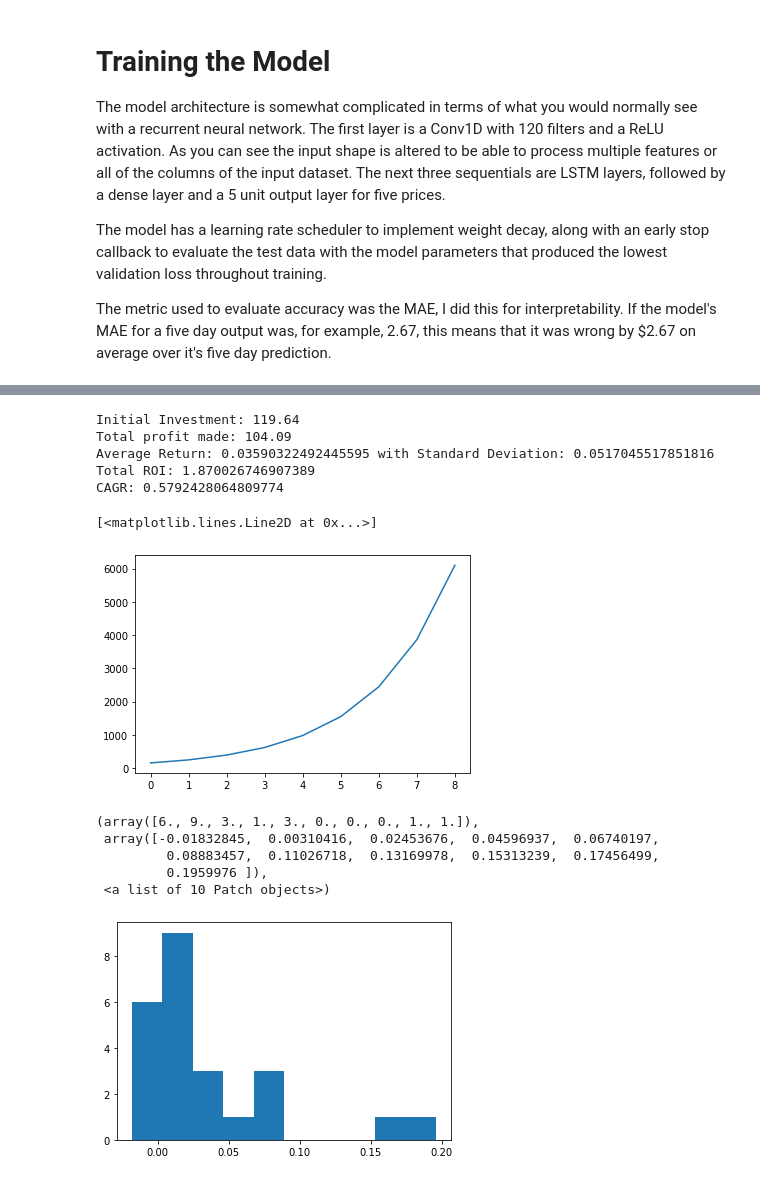
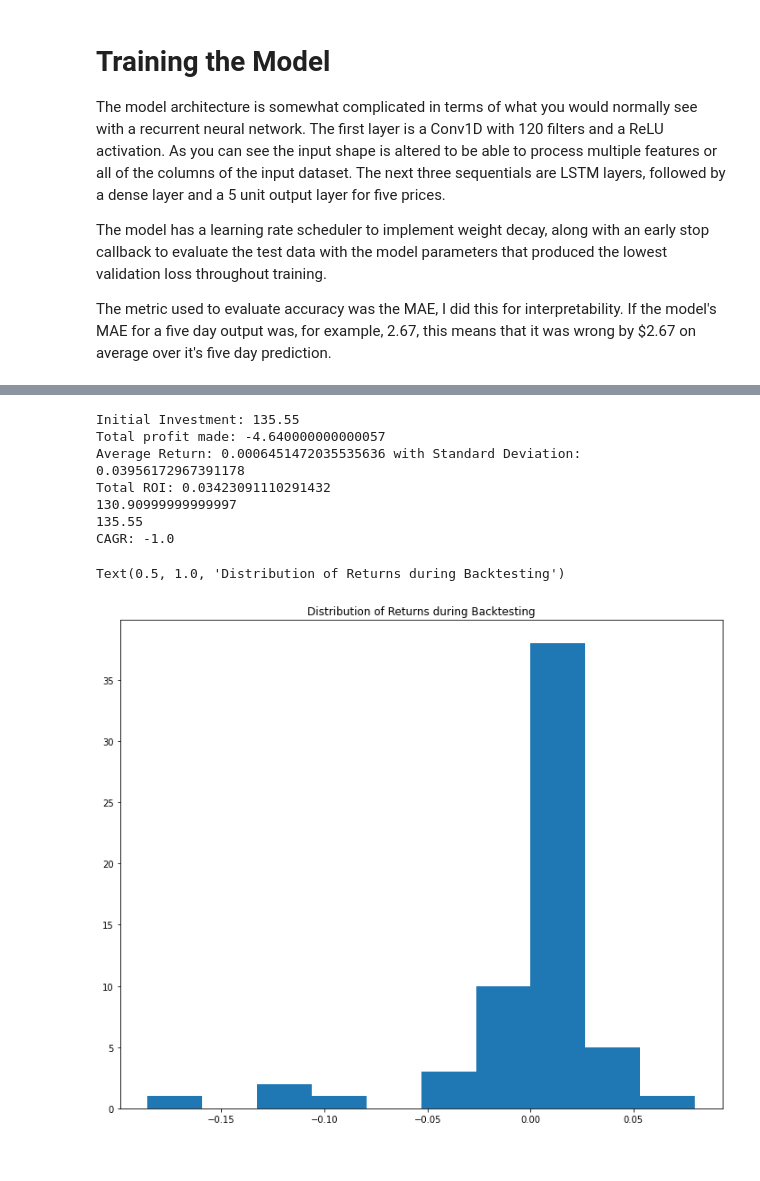
Before and after one commit to rb05751/Deep-Learning-Time-Series-Prediction, a Jupyter notebook: DL_Algorithm_Final_Test.ipynb, the cells around one changed output, grey strips where cells are left out. Drawn from its saved outputs; the diff is of its cells as text; code cells hidden in the pictures.

```diff
--- a/DL_Algorithm_Final_Test.ipynb
+++ b/DL_Algorithm_Final_Test.ipynb
@@ -448,35 +447,27 @@ profit, returns, init = PL(df)
 # %%
-print(f'Initial Investment: {init}')
+init_inv = init[0]
+print(f'Initial Investment: {init_inv}')
 print(f'Total profit made: {np.sum(profit)}')
 print(f'Average Return: {np.mean(returns)} with Standard Deviation: {np.std(returns)}')
-print(f'Total ROI: {(init + np.sum(profit))/init}')
-v_final = init + np.sum(profit)
-v_init = init
-years = 500/365
+print(f'Total ROI: {1 - (init_inv + np.sum(profit))/init_inv}')
+v_final = init_inv + np.sum(profit)
+v_init = init_inv
+print(v_final)
+print(v_init)
+years = (dataset.shape[0]-dataset.shape[0]*(1-test_split))/365
 print(f'CAGR: {((v_final/v_init)**(1/years))-1}')
 # %% [output]
-Initial Investment: 119.64
-Total profit made: 104.09
-Average Return: 0.03590322492445595 with Standard Deviation: 0.0517045517851816
-Total ROI: 1.870026746907389
-CAGR: 0.5792428064809774
+Initial Investment: 135.55
+Total profit made: -4.640000000000057
+Average Return: 0.0006451472035535636 with Standard Deviation: 0.03956172967391178
+Total ROI: 0.03423091110291432
+130.90999999999997
+135.55
+CAGR: -1.0
-# %%
-##Plot the growth of $100 under this algorithm
-
-init_money = 100
-CAGR = 0.579
-years = 10
-value = [init_money*((1+CAGR)**t) for t in range(1,years)]
-plt.plot(value)
-# %% [output]
-[<matplotlib.lines.Line2D at 0x...>]
-[figure, removed]
-# %%
-plt.hist(returns)
-# %% [output]
-(array([6., 9., 3., 1., 3., 0., 0., 0., 1., 1.]),
- array([-0.01832845,  0.00310416,  0.02453676,  0.04596937,  0.06740197,
-         0.08883457,  0.11026718,  0.13169978,  0.15313239,  0.17456499,
-         0.1959976 ]),
- <a list of 10 Patch objects>)
-[figure, removed]
+# %%
+plt.figure(figsize = (12,10))
+plt.hist(returns)
+plt.title('Distribution of Returns during Backtesting')
+# %% [output]
+Text(0.5, 1.0, 'Distribution of Returns during Backtesting')
+[figure, added]
```
Also changed, not shown: parts of 21 cells of this notebook.
